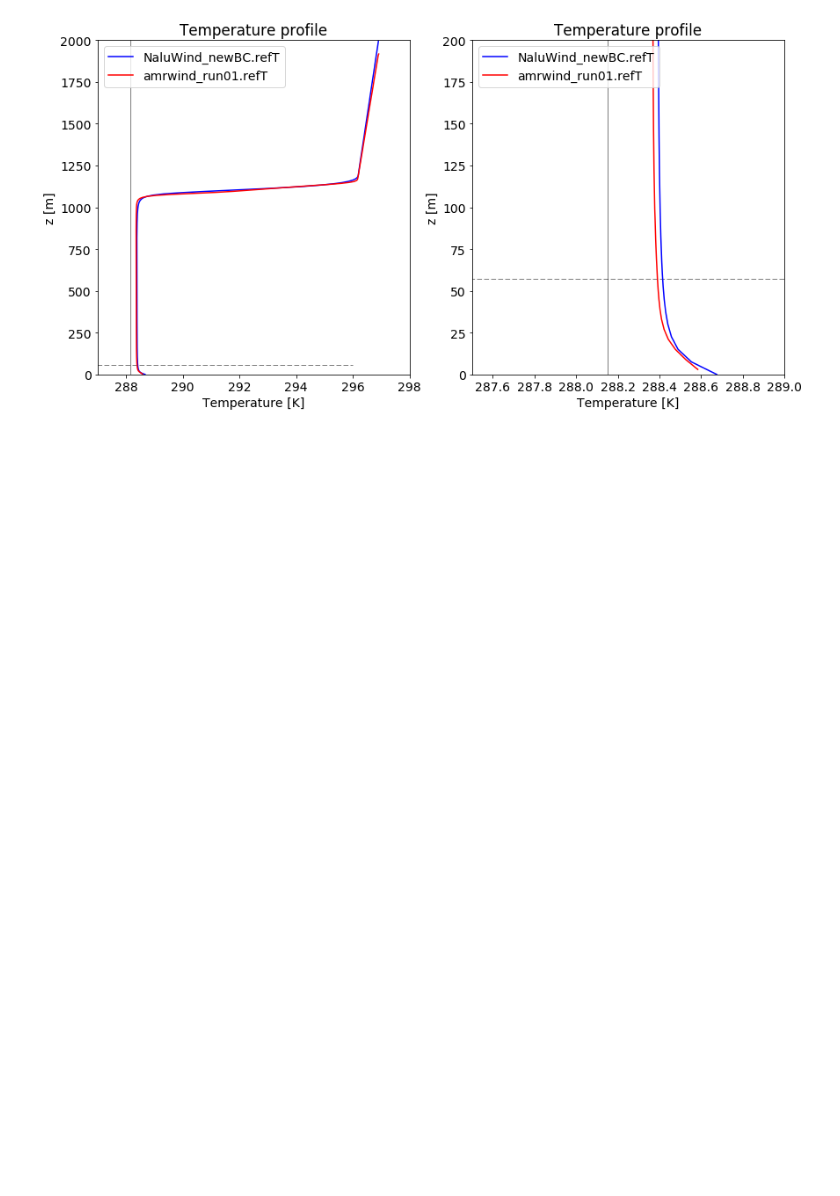
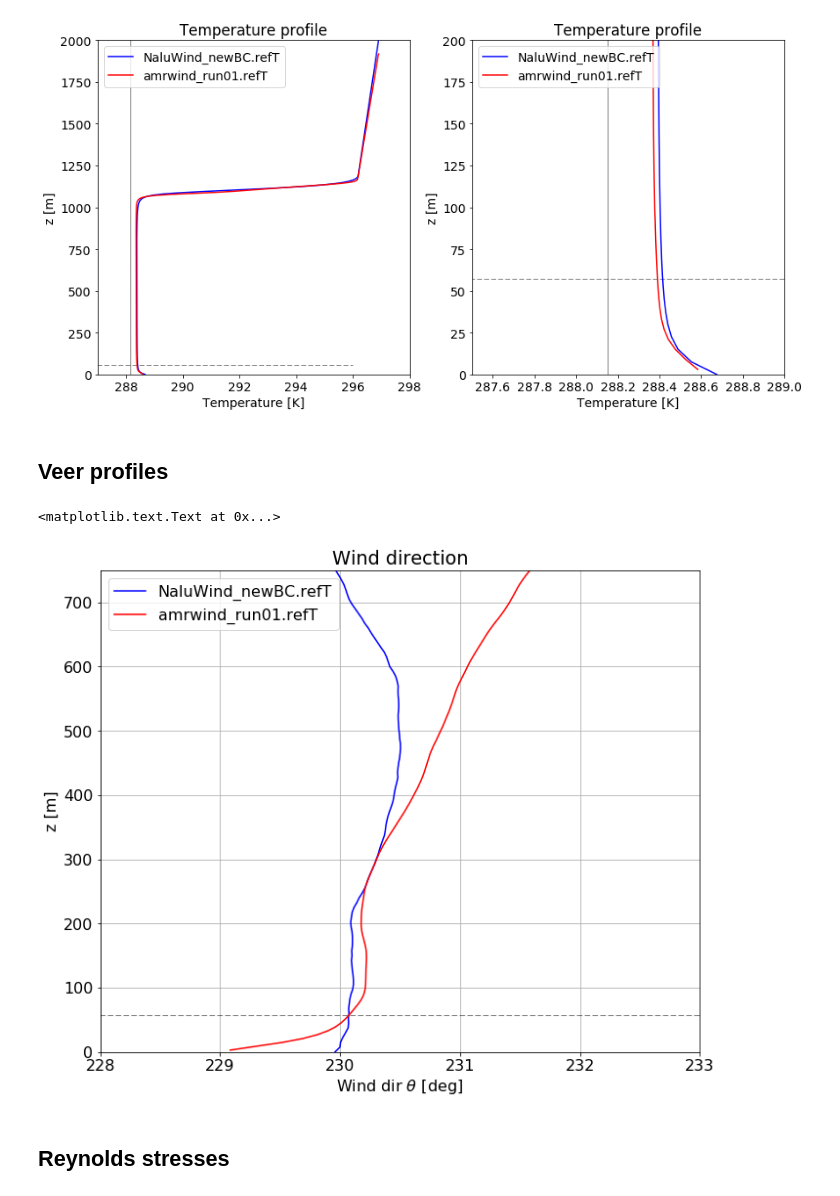
Before and after one commit to lawrenceccheung/IEATask29_precursor, a Jupyter notebook: REF1/CompareRuns.ipynb, the cells around one changed output. Saved outputs shown, nothing was run; the diff lists cells and outputs as text; code cells hidden in the pictures; blank space fills up the shorter version.

```diff
--- a/REF1/CompareRuns.ipynb
+++ b/REF1/CompareRuns.ipynb
@@ -86,6 +90,35 @@ axs[1].set_ylim([0,200]);
 #plt.xlim([288,288.2])
 # %% [output]
 [figure]
+# %% [markdown]
+## Veer profiles
+# %%
+fig = plt.figure(figsize=(10,8))
+plt.rc('font', size=16)
+veer = lambda u, v: 270-np.arctan2(v, u)*180.0/np.pi
+
+for run in rundict:
+    filename = run[0]+'/'+run[1]+'_velocity.dat'
+    vdat     = np.loadtxt(filename)
+    V         = veer(vdat[:,1], vdat[:,2])
+    plt.plot(V, vdat[:,0], color=run[2], label=run[0])
+
+# Plot hub-heights
+for hh in plotheights: plt.hlines(hh, 0, 360, linestyles='dashed', linewidth=0.5)
+
+plt.xlabel(r'Wind dir $\theta$ [deg]')
+plt.ylabel('z [m]')
+plt.legend(loc=0)
+plt.ylim(0,750)
+plt.xlim(228,233)
+plt.grid()
+plt.tight_layout()
+plt.title('Wind direction')
+# %% [output]
+<matplotlib.text.Text at 0x...>
+[figure, added]
+# %% [markdown]
+## Reynolds stresses
 # %%
 # Plot Reynolds stresses
 plt.figure(figsize=(10,8));
```
Also changed, not shown: parts of 3 cells of this notebook, 1 other file.
